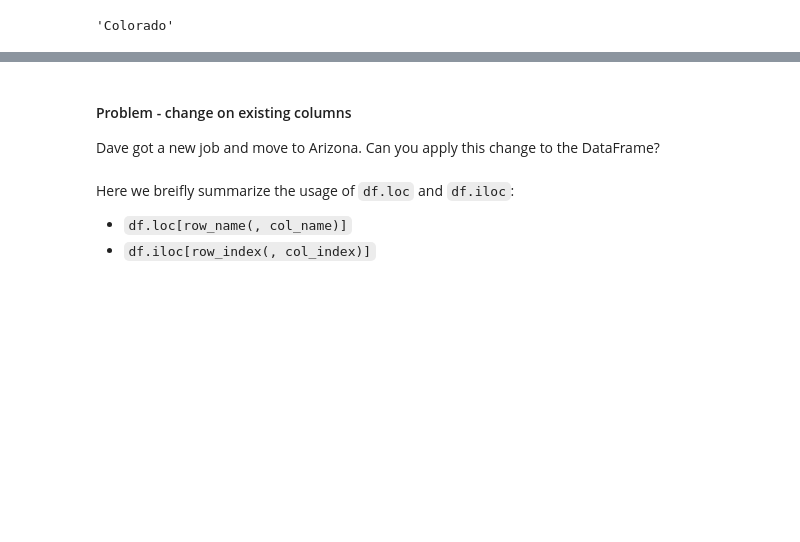
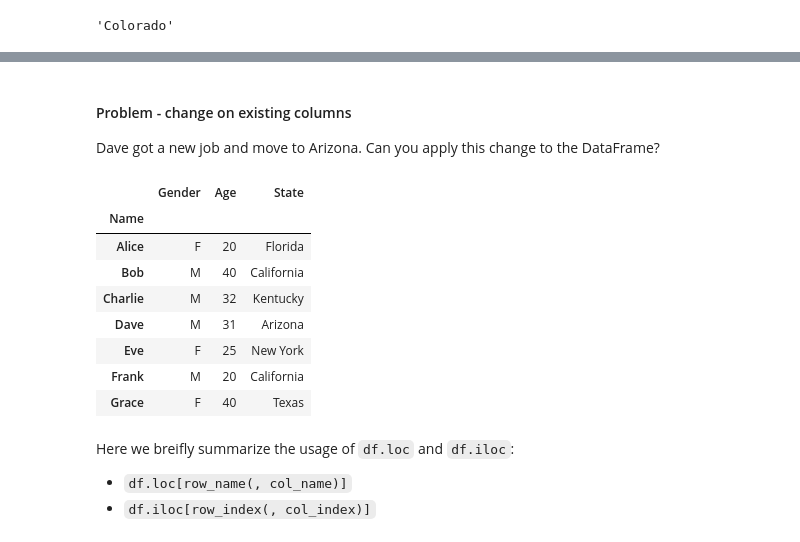
Before and after one commit to biodataprog/GEN220_2023_examples, a Jupyter notebook: python_notebook/Introduction_of_pandas.ipynb, the cells around one changed output, grey strips where cells are left out. Cells and saved outputs as stored; diff of their text form; code cells hidden in the pictures; blank space fills up the shorter version.

```diff
--- a/python_notebook/Introduction_of_pandas.ipynb
+++ b/python_notebook/Introduction_of_pandas.ipynb
@@ -423,4 +459,0 @@ df["State"]["Dave"]
-# %% [markdown]
-#### Problem - change on existing columns
-
-Dave got a new job and move to Arizona. Can you apply this change to the DataFrame?
@@ -429,3 +460,21 @@ Dave got a new job and move to Arizona. Can you apply this change to the DataFra
+# %% [markdown]
+#### Problem - change on existing columns
+
+Dave got a new job and move to Arizona. Can you apply this change to the DataFrame?
+# %%
+# Please write and test your codes in this cell
+df.loc["Dave", "State"] = "Arizona"
+df
+# %% [output]
+|  | Gender | Age | State |
+| Name |  |  |  |
+| Alice | F | 20 | Florida |
+| Bob | M | 40 | California |
+| Charlie | M | 32 | Kentucky |
+| Dave | M | 31 | Arizona |
+| Eve | F | 25 | New York |
+| Frank | M | 20 | California |
+| Grace | F | 40 | Texas |
 # %% [markdown]
 Here we breifly summarize the usage of `df.loc` and `df.iloc`:
 
```
Also changed, not shown: parts of 91 cells of this notebook.
